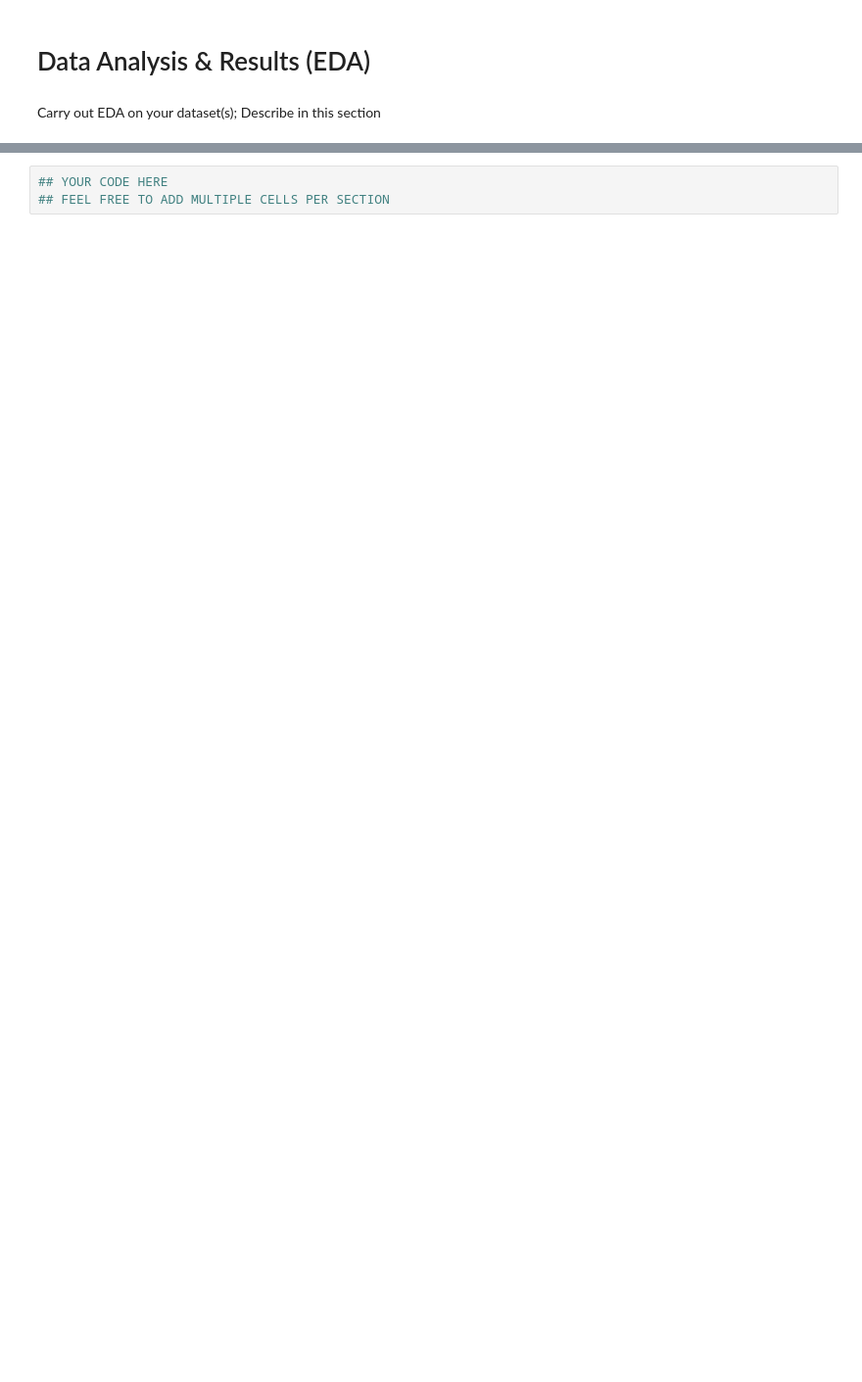
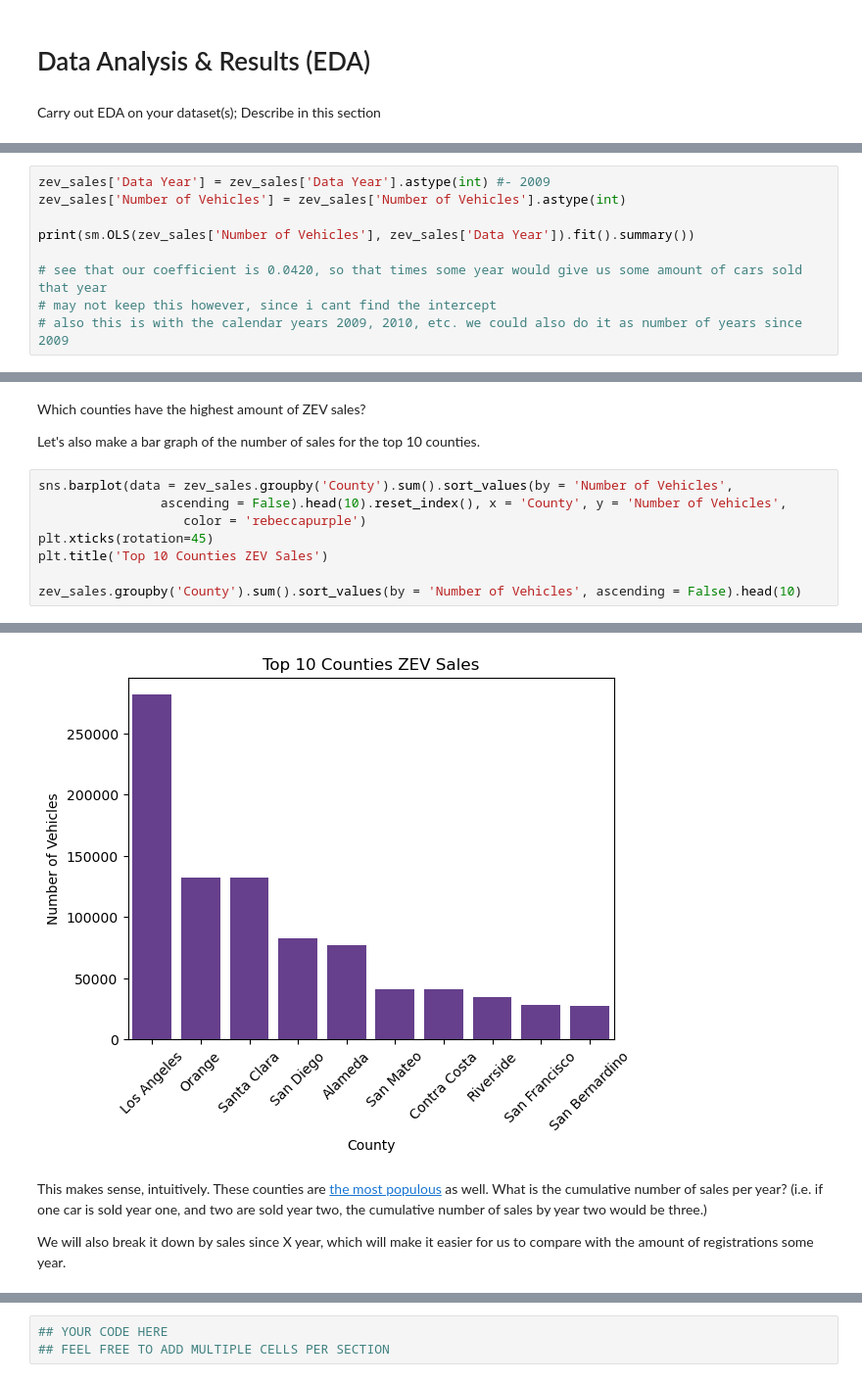
Before and after one commit to nliu880/EV-Sales-in-California, a Jupyter notebook: EDACheckpointGroup_Sp23_Weston_Nicole_Adi_Sophia_Katie.ipynb, the cells around one changed output, grey strips where cells are left out. Shown: that part at 98% size. Cells and saved outputs as stored; diff of their text form; blank space fills up the shorter version.

```diff
--- a/EDACheckpointGroup_Sp23_Weston_Nicole_Adi_Sophia_Katie.ipynb
+++ b/EDACheckpointGroup_Sp23_Weston_Nicole_Adi_Sophia_Katie.ipynb
@@ -104,0 +413,9 @@ Carry out EDA on your dataset(s); Describe in this section
+# %%
+zev_sales['Data Year'] = zev_sales['Data Year'].astype(int) #- 2009
+zev_sales['Number of Vehicles'] = zev_sales['Number of Vehicles'].astype(int)
+
+print(sm.OLS(zev_sales['Number of Vehicles'], zev_sales['Data Year']).fit().summary())
+
+# see that our coefficient is 0.0420, so that times some year would give us some amount of cars sold that year
+# may not keep this however, since i cant find the intercept
+# also this is with the calendar years 2009, 2010, etc. we could also do it as number of years since 2009
@@ -104,0 +440,13 @@ Carry out EDA on your dataset(s); Describe in this section
+# %% [markdown]
+Which counties have the highest amount of ZEV sales?
+
+Let's also make a bar graph of the number of sales for the top 10 counties.
+# %%
+sns.barplot(data = zev_sales.groupby('County').sum().sort_values(by = 'Number of Vehicles',
+                ascending = False).head(10).reset_index(), x = 'County', y = 'Number of Vehicles',
+                   color = 'rebeccapurple')
+plt.xticks(rotation=45)
+plt.title('Top 10 Counties ZEV Sales')
+
+zev_sales.groupby('County').sum().sort_values(by = 'Number of Vehicles', ascending = False).head(10)
+# %% [output]
@@ -104,0 +465,5 @@ Carry out EDA on your dataset(s); Describe in this section
+[figure, added]
+# %% [markdown]
+This makes sense, intuitively. These counties are [the most populous](https://www.california-demographics.com/counties_by_population) as well. What is the cumulative number of sales per year? (i.e. if one car is sold year one, and two are sold year two, the cumulative number of sales by year two would be three.)
+
+We will also break it down by sales since X year, which will make it easier for us to compare with the amount of registrations some year.
```
Also changed, not shown: parts of 58 cells of this notebook.
